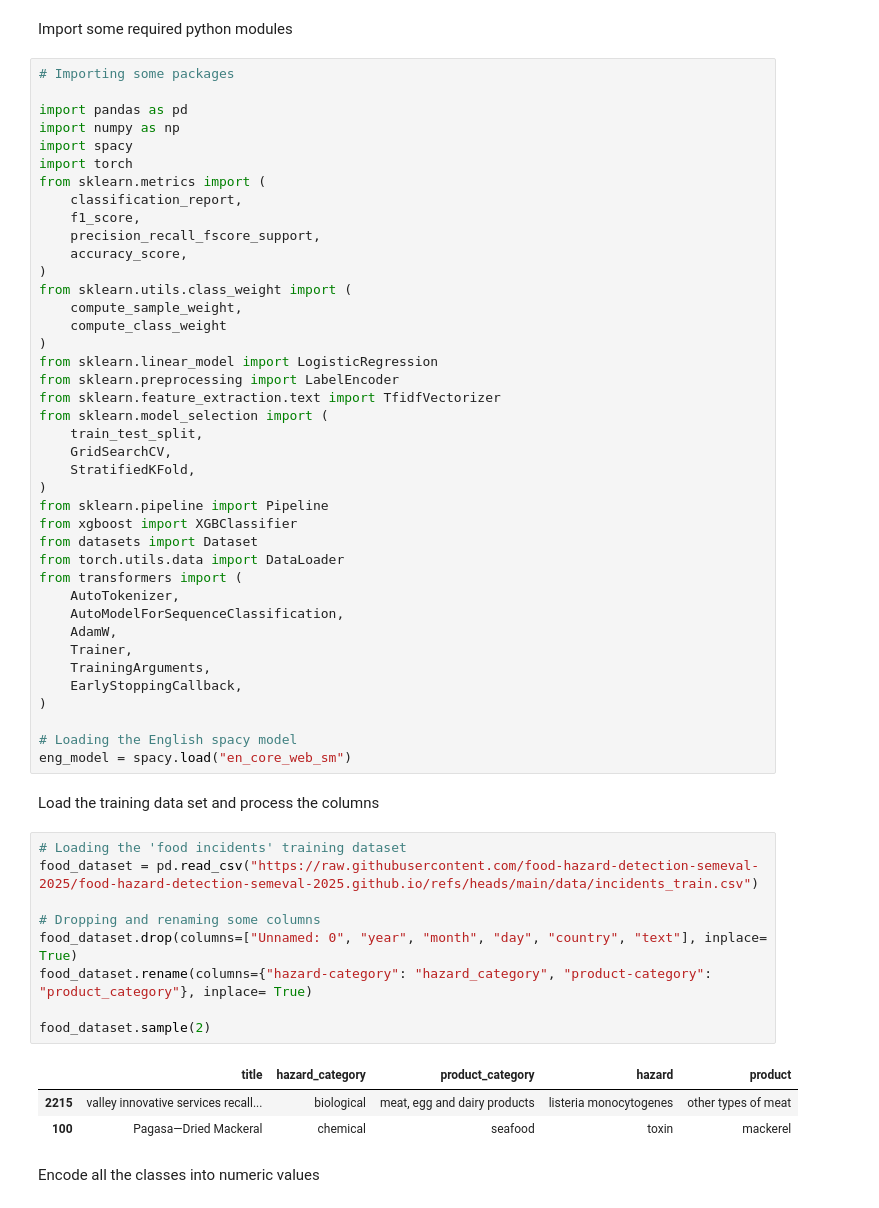
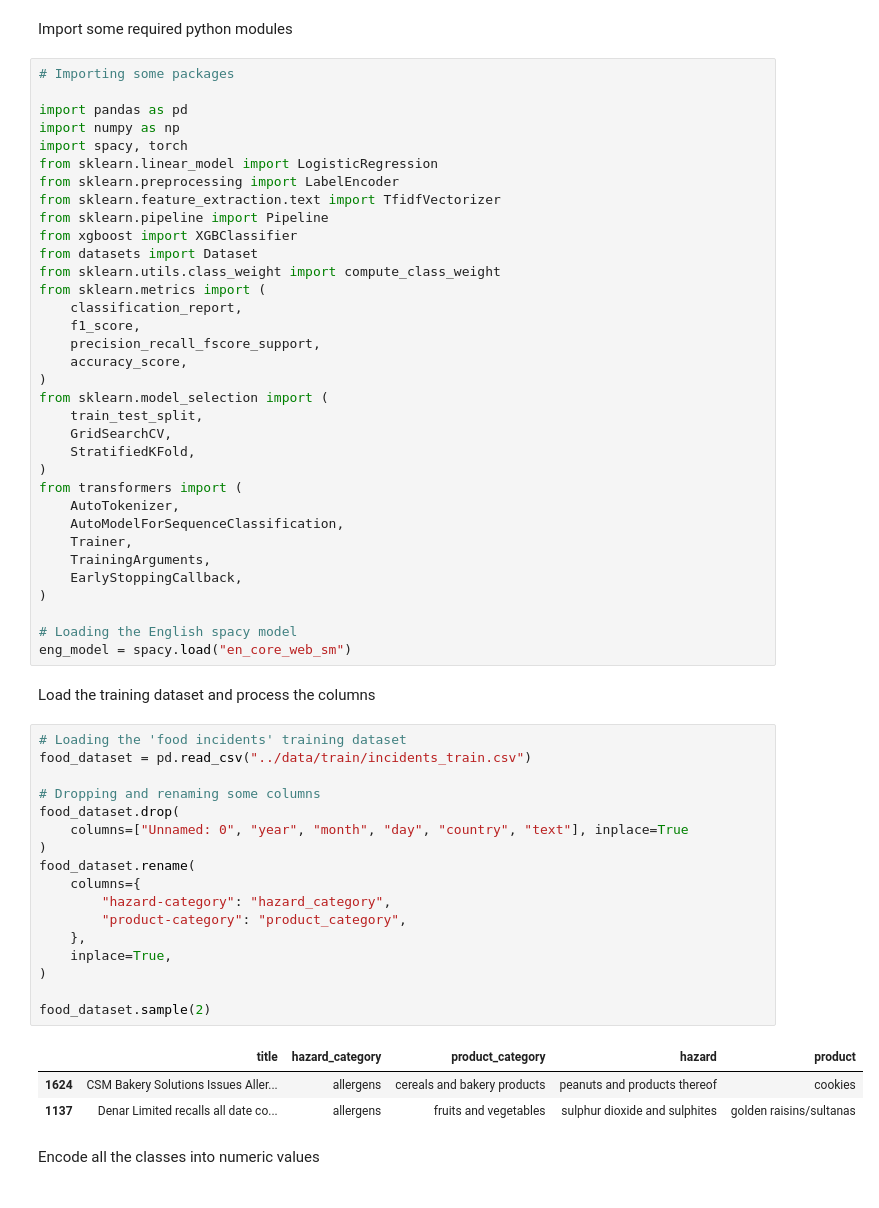
Before and after one commit to DVougioukos/semeval-food-hazard-detection-challenge, a Jupyter notebook: code/classification_benchmark_titles.ipynb, the cells around one changed output. Drawn from its saved outputs; the diff is of its cells as text.

```diff
--- a/code/classification_benchmark_titles.ipynb
+++ b/code/classification_benchmark_titles.ipynb
@@ -9,34 +9,28 @@ Import some required python modules
 
 import pandas as pd
 import numpy as np
-import spacy
-import torch
+import spacy, torch
+from sklearn.linear_model import LogisticRegression
+from sklearn.preprocessing import LabelEncoder
+from sklearn.feature_extraction.text import TfidfVectorizer
+from sklearn.pipeline import Pipeline
+from xgboost import XGBClassifier
+from datasets import Dataset
+from sklearn.utils.class_weight import compute_class_weight
 from sklearn.metrics import (
     classification_report,
     f1_score,
     precision_recall_fscore_support,
     accuracy_score,
 )
-from sklearn.utils.class_weight import (
-    compute_sample_weight,
-    compute_class_weight
-)
-from sklearn.linear_model import LogisticRegression
-from sklearn.preprocessing import LabelEncoder
-from sklearn.feature_extraction.text import TfidfVectorizer
 from sklearn.model_selection import (
     train_test_split,
     GridSearchCV,
     StratifiedKFold,
 )
-from sklearn.pipeline import Pipeline
-from xgboost import XGBClassifier
-from datasets import Dataset
-from torch.utils.data import DataLoader
 from transformers import (
     AutoTokenizer,
     AutoModelForSequenceClassification,
-    AdamW,
     Trainer,
     TrainingArguments,
     EarlyStoppingCallback,
@@ -45,20 +39,28 @@ from transformers import (
 # Loading the English spacy model
 eng_model = spacy.load("en_core_web_sm")
 # %% [markdown]
-Load the training data set and process the columns
+Load the training dataset and process the columns
 # %%
 # Loading the 'food incidents' training dataset
-food_dataset = pd.read_csv("https://raw.githubusercontent.com/food-hazard-detection-semeval-2025/food-hazard-detection-semeval-2025.github.io/refs/heads/main/data/incidents_train.csv")
+food_dataset = pd.read_csv("../data/train/incidents_train.csv")
 
 # Dropping and renaming some columns
-food_dataset.drop(columns=["Unnamed: 0", "year", "month", "day", "country", "text"], inplace= True)
-food_dataset.rename(columns={"hazard-category": "hazard_category", "product-category": "product_category"}, inplace= True)
+food_dataset.drop(
+    columns=["Unnamed: 0", "year", "month", "day", "country", "text"], inplace=True
+)
+food_dataset.rename(
+    columns={
+        "hazard-category": "hazard_category",
+        "product-category": "product_category",
+    },
+    inplace=True,
+)
 
 food_dataset.sample(2)
 # %% [output]
 |  | title | hazard_category | product_category | hazard | product |
-| 2215 | valley innovative services recall... | biological | meat, egg and dairy products | listeria monocytogenes | other types of meat |
-| 100 | Pagasa—Dried Mackeral | chemical | seafood | toxin | mackerel |
+| 1624 | CSM Bakery Solutions Issues Aller... | allergens | cereals and bakery products | peanuts and products thereof | cookies |
+| 1137 | Denar Limited recalls all date co... | allergens | fruits and vegetables | sulphur dioxide and sulphites | golden raisins/sultanas |
 # %% [markdown]
 Encode all the classes into numeric values
 # %%
```
Also changed, not shown: parts of 71 cells of this notebook.
